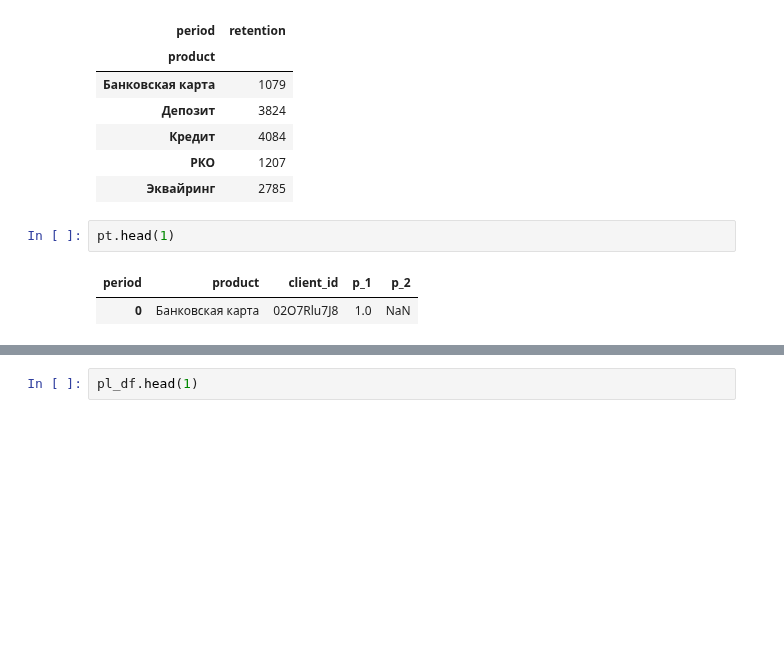
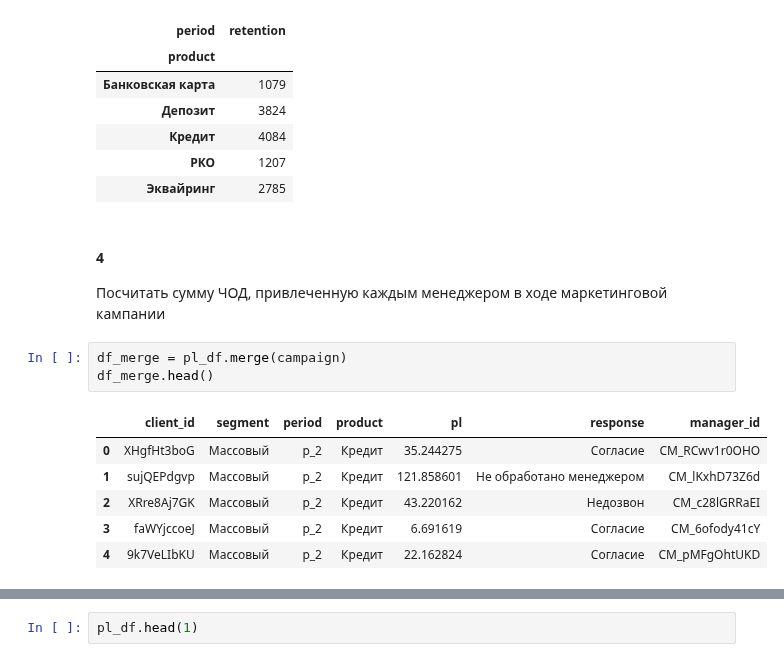
Before and after one commit to gbrs/ipython_notebook_probes, a Jupyter notebook: test_vtb/test_vtb_mine.ipynb, the cells around one changed output, grey strips where cells are left out. Saved outputs shown, nothing was run; the diff lists cells and outputs as text; blank space fills up the shorter version.

```diff
--- a/test_vtb/test_vtb_mine.ipynb
+++ b/test_vtb/test_vtb_mine.ipynb
@@ -231,8 +241,16 @@ pt[pt.p_1.notna() & pt.p_2.isna()]\
 | Кредит | 4084 |
 | РКО | 1207 |
 | Эквайринг | 2785 |
-# %%
-pt.head(1)
-# %% [output]
-| period | product | client_id | p_1 | p_2 |
-| 0 | Банковская карта | 02O7Rlu7J8 | 1.0 | NaN |
+# %% [markdown]
+#### 4
+Посчитать сумму ЧОД, привлеченную каждым менеджером в ходе маркетинговой кампании
+# %%
+df_merge = pl_df.merge(campaign)
+df_merge.head()
+# %% [output]
+|  | client_id | segment | period | product | pl | response | manager_id |
+| 0 | XHgfHt3boG | Массовый | p_2 | Кредит | 35.244275 | Согласие | CM_RCwv1r0OHO |
+| 1 | sujQEPdgvp | Массовый | p_2 | Кредит | 121.858601 | Не обработано менеджером | CM_lKxhD73Z6d |
+| 2 | XRre8Aj7GK | Массовый | p_2 | Кредит | 43.220162 | Недозвон | CM_c28lGRRaEI |
+| 3 | faWYjccoeJ | Массовый | p_2 | Кредит | 6.691619 | Согласие | CM_6ofody41cY |
+| 4 | 9k7VeLIbKU | Массовый | p_2 | Кредит | 22.162824 | Согласие | CM_pMFgOhtUKD |
```
Also changed, not shown: parts of 3 cells of this notebook.
